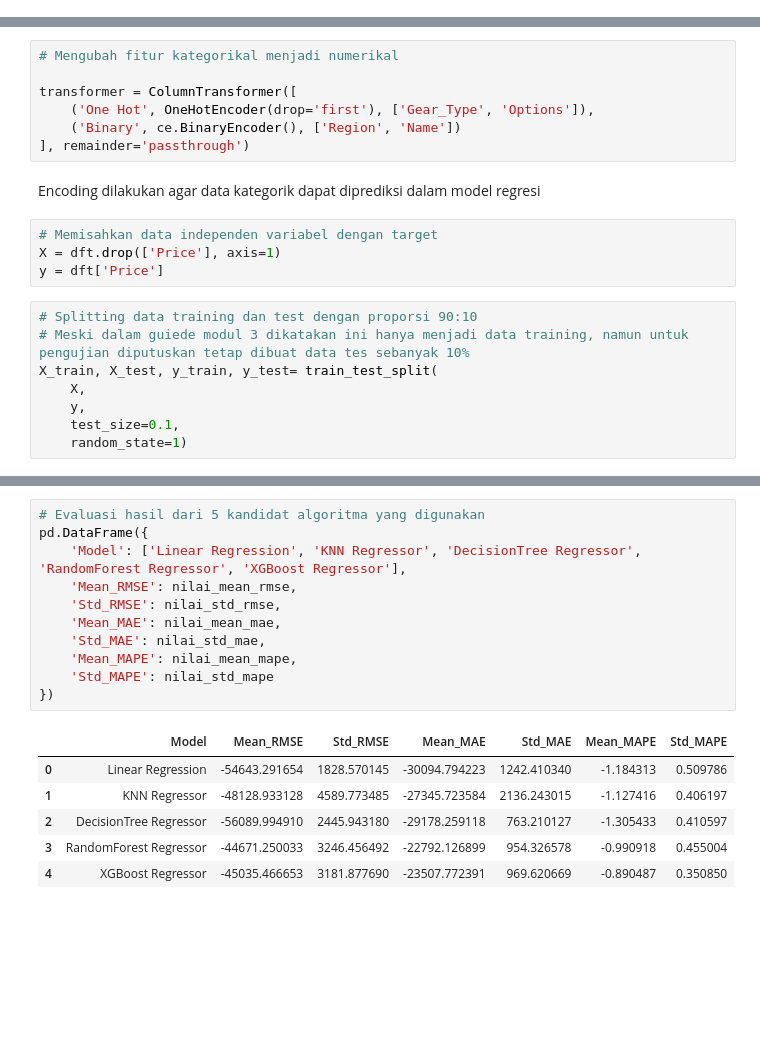
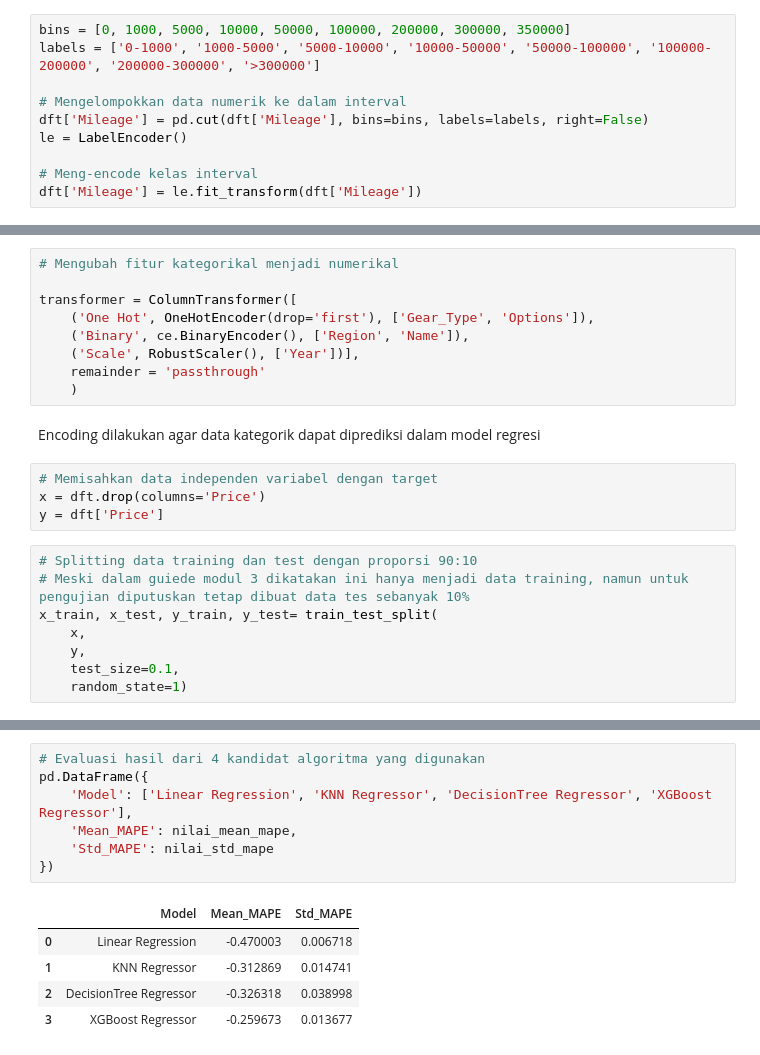
Before and after one commit to yudyaalif/Capstone_Modul_3, a Jupyter notebook: Capstone_Modul3.ipynb, the cells around one changed output, grey strips where cells are left out. Drawn from its saved outputs; the diff is of its cells as text; blank space fills up the shorter version.

```diff
--- a/Capstone_Modul3.ipynb
+++ b/Capstone_Modul3.ipynb
@@ -256,0 +250,10 @@ dft_encoded
+# %%
+bins = [0, 1000, 5000, 10000, 50000, 100000, 200000, 300000, 350000]
+labels = ['0-1000', '1000-5000', '5000-10000', '10000-50000', '50000-100000', '100000-200000', '200000-300000', '>300000']
+
+# Mengelompokkan data numerik ke dalam interval
+dft['Mileage'] = pd.cut(dft['Mileage'], bins=bins, labels=labels, right=False)
+le = LabelEncoder()
+
+# Meng-encode kelas interval
+dft['Mileage'] = le.fit_transform(dft['Mileage'])
@@ -259,19 +264,21 @@ dft_encoded
 
 transformer = ColumnTransformer([
     ('One Hot', OneHotEncoder(drop='first'), ['Gear_Type', 'Options']),
-    ('Binary', ce.BinaryEncoder(), ['Region', 'Name'])
-], remainder='passthrough')
+    ('Binary', ce.BinaryEncoder(), ['Region', 'Name']),
+    ('Scale', RobustScaler(), ['Year'])],
+    remainder = 'passthrough'
+    )
 # %% [markdown]
 Encoding dilakukan agar data kategorik dapat diprediksi dalam model regresi
 # %%
 # Memisahkan data independen variabel dengan target
-X = dft.drop(['Price'], axis=1)
+x = dft.drop(columns='Price')
 y = dft['Price']
 # %%
 # Splitting data training dan test dengan proporsi 90:10
 # Meski dalam guiede modul 3 dikatakan ini hanya menjadi data training, namun untuk pengujian diputuskan tetap dibuat data tes sebanyak 10%
-X_train, X_test, y_train, y_test= train_test_split(
-    X,
+x_train, x_test, y_train, y_test= train_test_split(
+    x,
     y,
     test_size=0.1,
     random_state=1)
@@ -387,18 +338,13 @@ for i in models:
 # %%
-# Evaluasi hasil dari 5 kandidat algoritma yang digunakan
+# Evaluasi hasil dari 4 kandidat algoritma yang digunakan
 pd.DataFrame({
-    'Model': ['Linear Regression', 'KNN Regressor', 'DecisionTree Regressor', 'RandomForest Regressor', 'XGBoost Regressor'],
-    'Mean_RMSE': nilai_mean_rmse,
-    'Std_RMSE': nilai_std_rmse,
-    'Mean_MAE': nilai_mean_mae,
-    'Std_MAE': nilai_std_mae,
+    'Model': ['Linear Regression', 'KNN Regressor', 'DecisionTree Regressor', 'XGBoost Regressor'],
     'Mean_MAPE': nilai_mean_mape,
     'Std_MAPE': nilai_std_mape
 })
 # %% [output]
-|  | Model | Mean_RMSE | Std_RMSE | Mean_MAE | Std_MAE | Mean_MAPE | Std_MAPE |
-| 0 | Linear Regression | -54643.291654 | 1828.570145 | -30094.794223 | 1242.410340 | -1.184313 | 0.509786 |
-| 1 | KNN Regressor | -48128.933128 | 4589.773485 | -27345.723584 | 2136.243015 | -1.127416 | 0.406197 |
-| 2 | DecisionTree Regressor | -56089.994910 | 2445.943180 | -29178.259118 | 763.210127 | -1.305433 | 0.410597 |
-| 3 | RandomForest Regressor | -44671.250033 | 3246.456492 | -22792.126899 | 954.326578 | -0.990918 | 0.455004 |
-| 4 | XGBoost Regressor | -45035.466653 | 3181.877690 | -23507.772391 | 969.620669 | -0.890487 | 0.350850 |
+|  | Model | Mean_MAPE | Std_MAPE |
+| 0 | Linear Regression | -0.470003 | 0.006718 |
+| 1 | KNN Regressor | -0.312869 | 0.014741 |
+| 2 | DecisionTree Regressor | -0.326318 | 0.038998 |
+| 3 | XGBoost Regressor | -0.259673 | 0.013677 |
```
Also changed, not shown: parts of 29 cells of this notebook.
